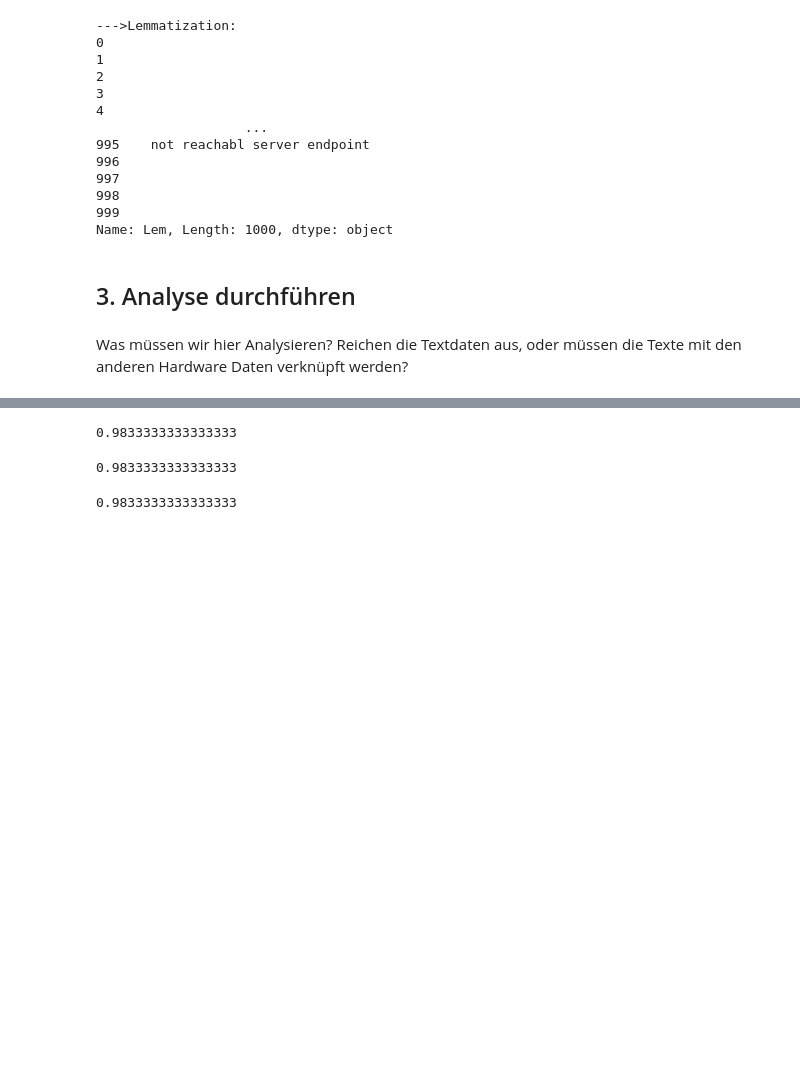
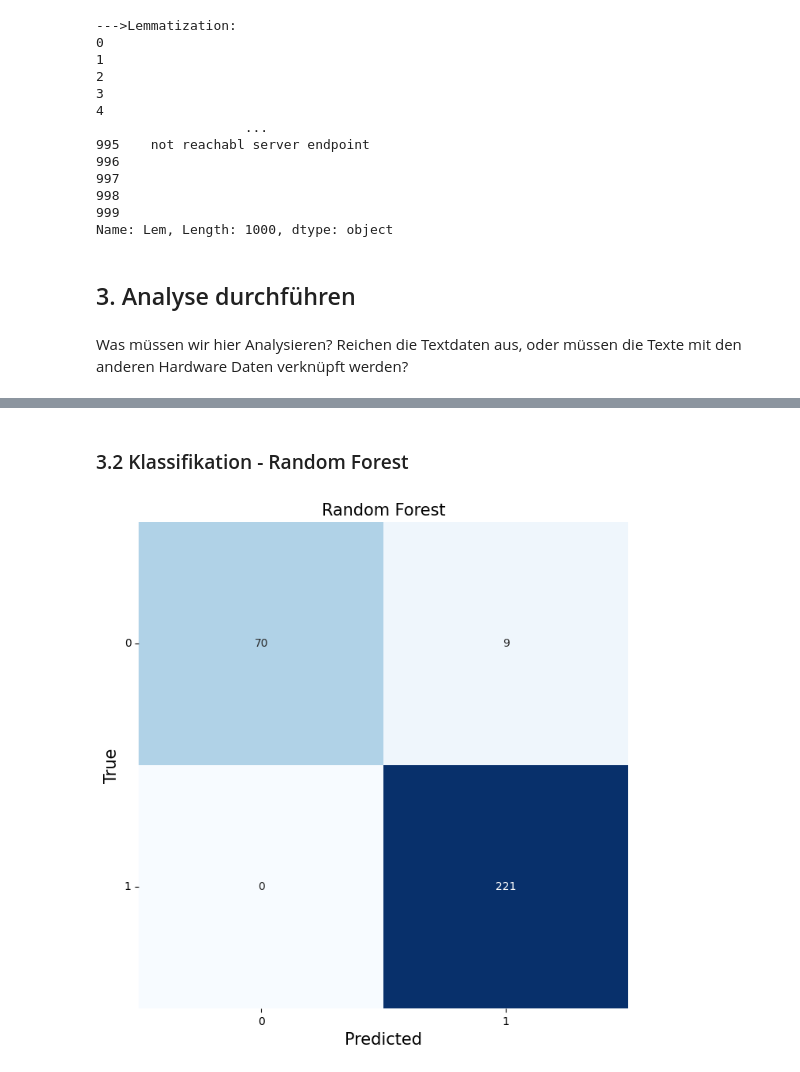
Before and after one commit to Flitschi7/big-data-management, a Jupyter notebook: notebook/Data-Prep-Logs.ipynb, the cells around one changed output, grey strips where cells are left out. Drawn from its saved outputs; the diff is of its cells as text; code cells hidden in the pictures; blank space fills up the shorter version.

```diff
--- a/notebook/Data-Prep-Logs.ipynb
+++ b/notebook/Data-Prep-Logs.ipynb
@@ -246,27 +246,11 @@ print(classifier.score(tfidf_test_vectors,y_test))
+# %% [markdown]
+### 3.2 Klassifikation - Random Forest
 # %%
-# Use Naive Bayes for classification
-from sklearn.naive_bayes import MultinomialNB
-classifier = MultinomialNB()
-classifier.fit(tfidf_train_vectors,y_train)
-y_pred = classifier.predict(tfidf_test_vectors)
-print(classifier.score(tfidf_test_vectors,y_test))
+# Use Random Forest for classification
+from sklearn.ensemble import RandomForestClassifier
+rf = RandomForestClassifier(n_estimators=100)
+rf.fit(tfidf_train_vectors, y_train)
+rf_pred = rf.predict(tfidf_test_vectors)
+plot_confusion_matrix(y_test, rf_pred, "Random Forest", rf.classes_)
 # %% [output]
-0.9833333333333333
+[figure, added]
-# %%
-# Use Decision Tree for classification
-from sklearn.tree import DecisionTreeClassifier
-classifier = DecisionTreeClassifier()
-classifier.fit(tfidf_train_vectors,y_train)
-y_pred = classifier.predict(tfidf_test_vectors)
-print(classifier.score(tfidf_test_vectors,y_test))
-# %% [output]
-0.9833333333333333
-# %%
-# Use Random Forest for classification
-from sklearn.ensemble import RandomForestClassifier
-classifier = RandomForestClassifier()
-classifier.fit(tfidf_train_vectors,y_train)
-y_pred = classifier.predict(tfidf_test_vectors)
-print(classifier.score(tfidf_test_vectors,y_test))
-# %% [output]
-0.9833333333333333
```
Also changed, not shown: parts of 11 cells of this notebook.
